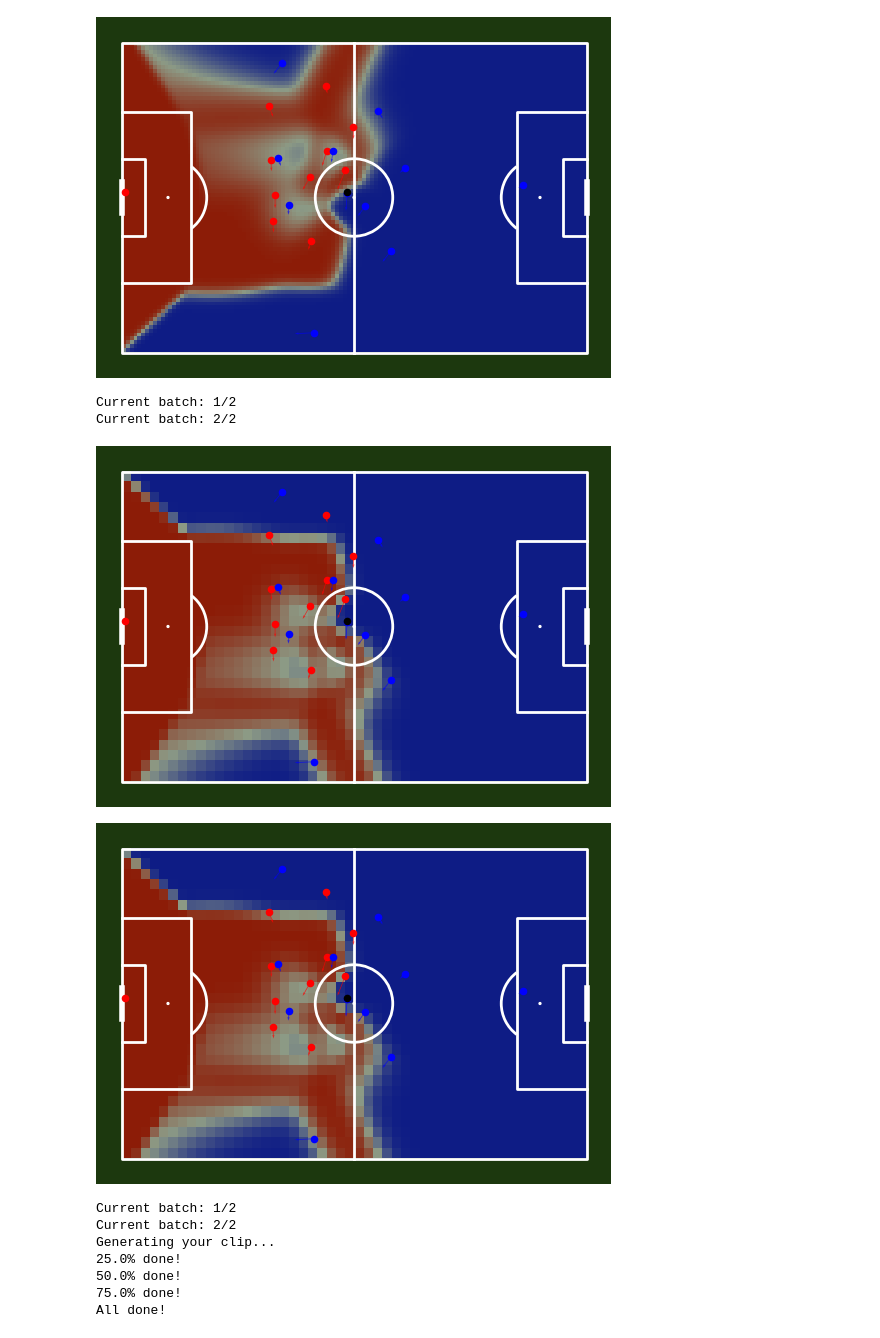
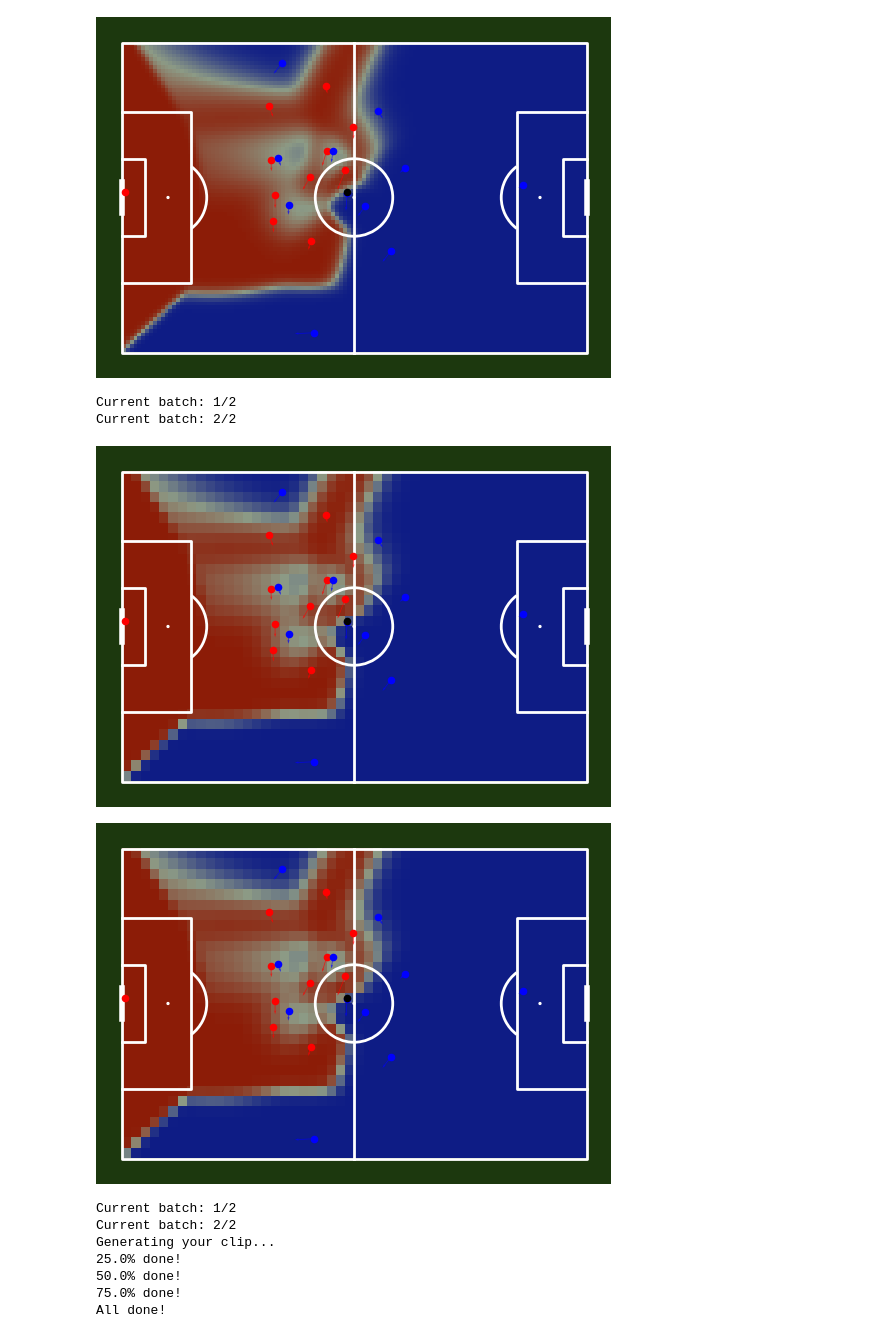
Before and after one commit to DavidB1999/My_Football_Analytics, a Jupyter notebook: Position_data/PitchControl/PC_Fernandez.ipynb, the cells around one changed output. Saved outputs shown, nothing was run; the diff lists cells and outputs as text; code cells hidden in the pictures.

```diff
--- a/Position_data/PitchControl/PC_Fernandez.ipynb
+++ b/Position_data/PitchControl/PC_Fernandez.ipynb
@@ -547,10 +547,10 @@ ax.imshow(pitch_control[f].reshape(80,120),extent = (0,120, 80, 0),
 <matplotlib.image.AxesImage at 0x...>
 [figure]
 # %%
-pi_co.plot_tensor_pitch_control(td_object=td_object, version='Fernandez', implementation='adap', frame=100)
+pi_co.plot_tensor_pitch_control(td_object=td_object, version='Fernandez', implementation='adap', frame=100, flip_y=False)
 # %% [output]
 Current batch: 1/2
 Current batch: 2/2
-[figure, old version]
+[figure, new version]
-[figure, old version]
+[figure, new version]
 # %%
```
Also changed, not shown: parts of 1 cell of this notebook, 3 other files.
